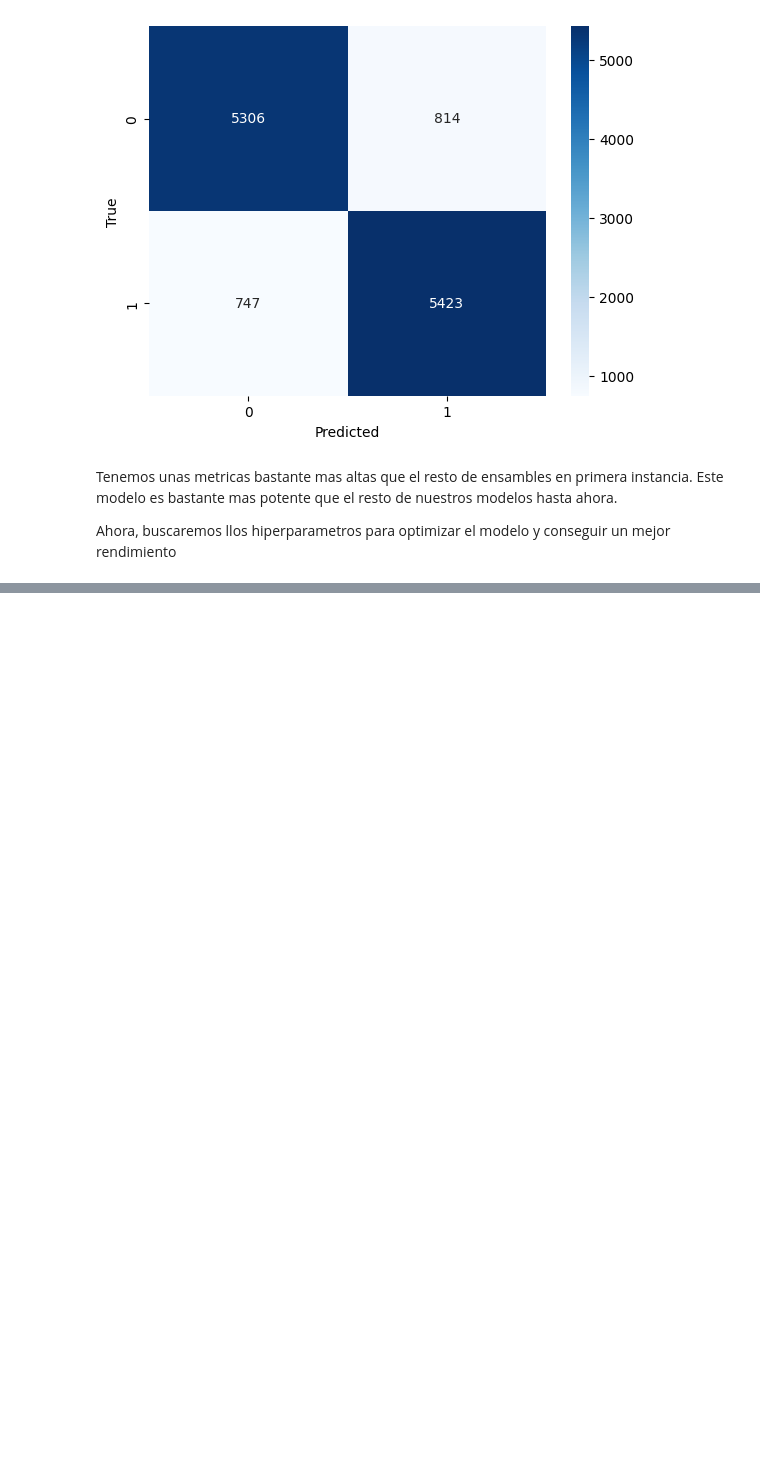
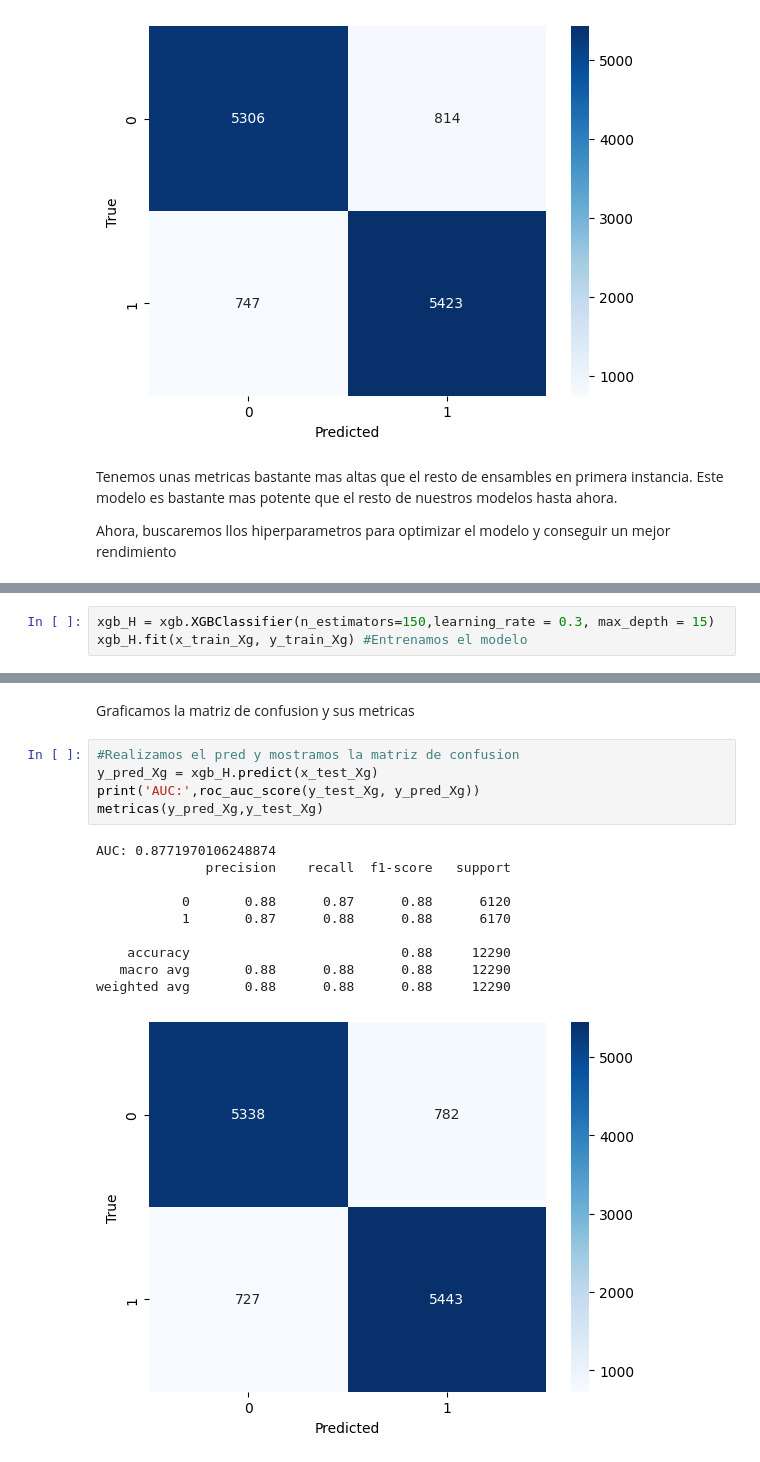
Before and after one commit to franciscoL0pez/TrabajosPracticosOrganizacionDeDatos1C2023, a Jupyter notebook: ensambles_svc_rf_knn_xgboost.ipynb, the cells around one changed output, grey strips where cells are left out. Drawn from its saved outputs; the diff is of its cells as text; blank space fills up the shorter version.

```diff
--- a/ensambles_svc_rf_knn_xgboost.ipynb
+++ b/ensambles_svc_rf_knn_xgboost.ipynb
@@ -469,0 +472,3 @@ Fitting 5 folds for each of 27 candidates, totalling 135 fits
+# %%
+xgb_H = xgb.XGBClassifier(n_estimators=150,learning_rate = 0.3, max_depth = 15)
+xgb_H.fit(x_train_Xg, y_train_Xg) #Entrenamos el modelo
@@ -469,0 +487,18 @@ Fitting 5 folds for each of 27 candidates, totalling 135 fits
+# %% [markdown]
+Graficamos la matriz de confusion y sus metricas
+# %%
+#Realizamos el pred y mostramos la matriz de confusion
+y_pred_Xg = xgb_H.predict(x_test_Xg)
+print('AUC:',roc_auc_score(y_test_Xg, y_pred_Xg))
+metricas(y_pred_Xg,y_test_Xg)
+# %% [output]
+AUC: 0.8771970106248874
+              precision    recall  f1-score   support
+
+           0       0.88      0.87      0.88      6120
+           1       0.87      0.88      0.88      6170
+
+    accuracy                           0.88     12290
+   macro avg       0.88      0.88      0.88     12290
+weighted avg       0.88      0.88      0.88     12290
+[figure, added]
```
Also changed, not shown: parts of 4 cells of this notebook, 1 other file.
